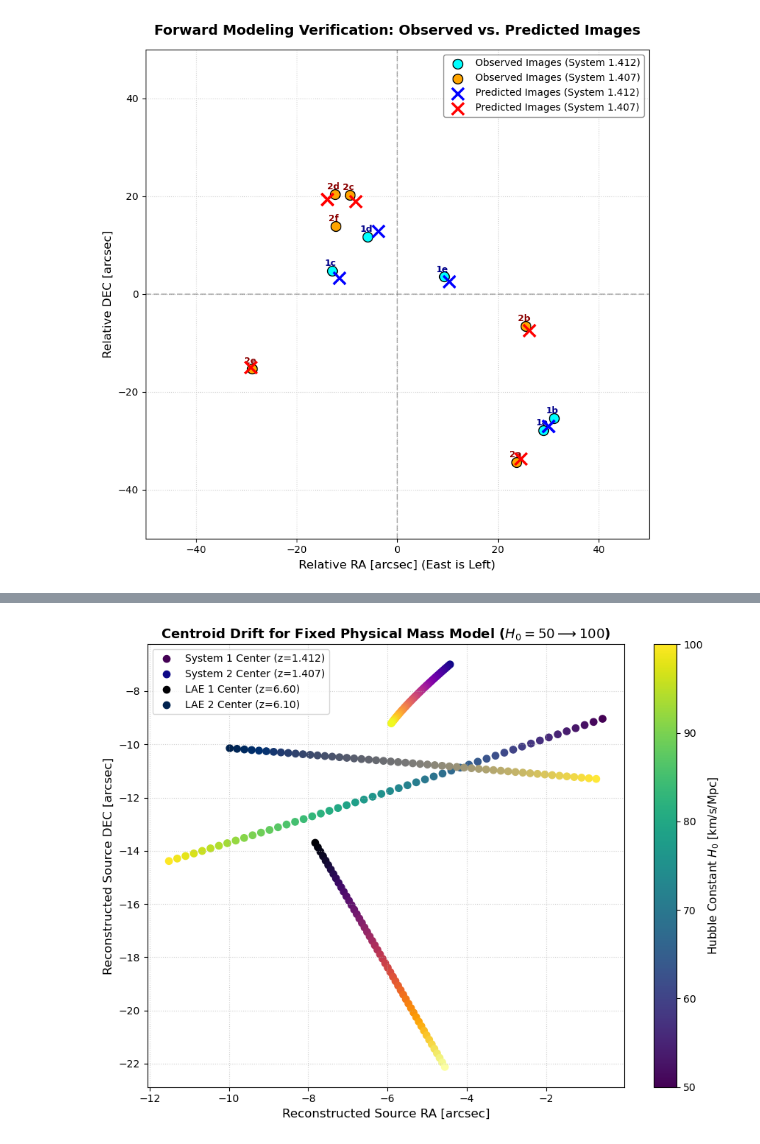
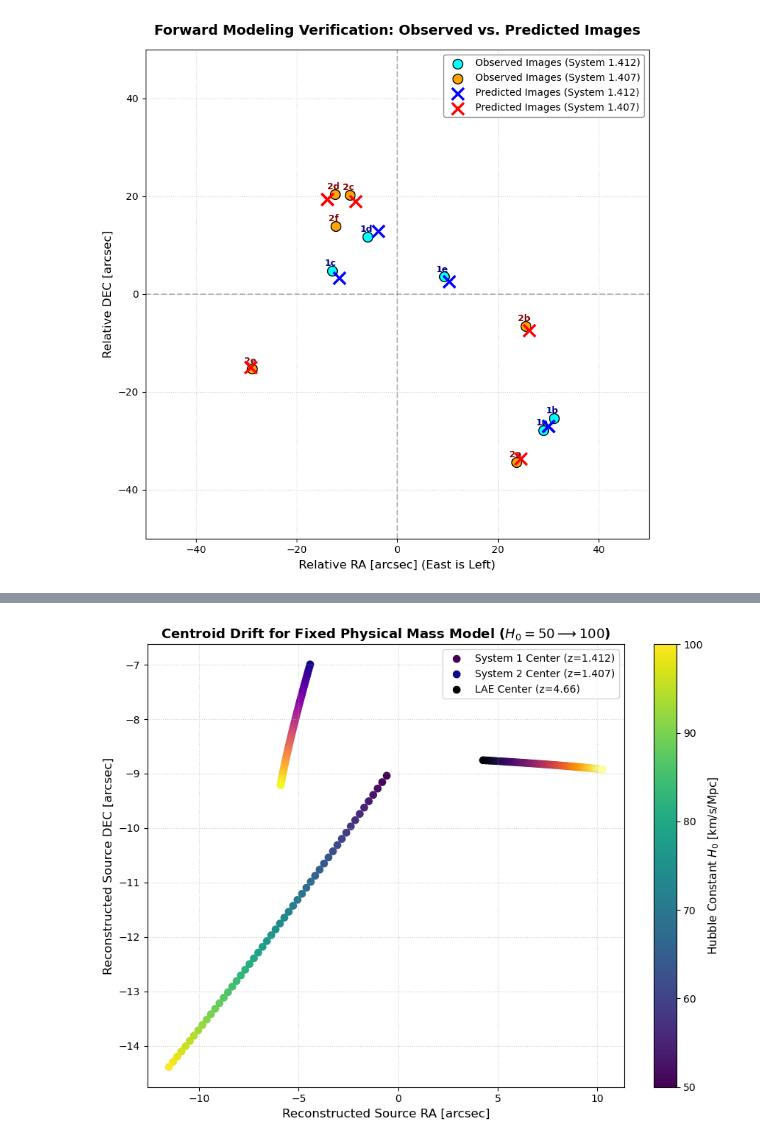
Before and after one commit to julz-tea-scl/Final-Year-Project, a Jupyter notebook: Lenstronomy Code Pipeline.ipynb, the cells around one changed output, grey strips where cells are left out. Drawn from its saved outputs; the diff is of its cells as text; code cells hidden in the pictures.

```diff
--- a/Lenstronomy Code Pipeline.ipynb
+++ b/Lenstronomy Code Pipeline.ipynb
@@ -584,6 +579,6 @@ Minimum Total Source Plane Variance:   306.62291 arcsec²
 # %%
 # ---------------------------------------------------------------------------
-# 5. DIAGNOSTIC VISUALIZATION 1: 2x3 SUBPLOT GRID (H0 = 50, 60, 70, 80, 90, 100)
+# 5. DIAGNOSTIC GRAPH 1: 2x3 SUBPLOT GRID (H0 = 50, 60, 70, 80, 90, 100)
 # ---------------------------------------------------------------------------
 h0_samples = [50, 60, 70, 80, 90, 100]
 
@@ -595,15 +590,13 @@ for idx, h0_val in enumerate(h0_samples):
     trial_cosmo = FlatLambdaCDM(H0=h0_val, Om0=0.3, Ob0=0.05)
     kwargs_lens_scaled = get_scaled_kwargs_lens(res_opt.x, h0_val, h0_fiducial=70.0)
 
-    lm_s1  = LensModel(lens_model_list=lens_model_list, lens_redshift_list=lens_redshift_list, multi_plane=True, z_source=1.412,  cosmo=trial_cosmo)
-    lm_s2  = LensModel(lens_model_list=lens_model_list, lens_redshift_list=lens_redshift_list, multi_plane=True, z_source=1.407,  cosmo=trial_cosmo)
-    lm_lae1 = LensModel(lens_model_list=lens_model_list, lens_redshift_list=lens_redshift_list, multi_plane=True, z_source=z_lae1, cosmo=trial_cosmo)
-    lm_lae2 = LensModel(lens_model_list=lens_model_list, lens_redshift_list=lens_redshift_list, multi_plane=True, z_source=z_lae2, cosmo=trial_cosmo)
+    lm_s1   = LensModel(lens_model_list=lens_model_list, lens_redshift_list=lens_redshift_list, multi_plane=True, z_source=1.412,   cosmo=trial_cosmo)
+    lm_s2   = LensModel(lens_model_list=lens_model_list, lens_redshift_list=lens_redshift_list, multi_plane=True, z_source=1.407,   cosmo=trial_cosmo)
+    lm_lae46 = LensModel(lens_model_list=lens_model_list, lens_redshift_list=lens_redshift_list, multi_plane=True, z_source=z_lae46, cosmo=trial_cosmo)
 
-    s1_ra, s1_dec   = lm_s1.ray_shooting(x_img1, y_img1, kwargs_lens_scaled)
-    s2_ra, s2_dec   = lm_s2.ray_shooting(x_img2, y_img2, kwargs_lens_scaled)
-    lae1_ra, lae1_dec = lm_lae1.ray_shooting(x_lae1, y_lae1, kwargs_lens_scaled)
-    lae2_ra, lae2_dec = lm_lae2.ray_shooting(x_lae2, y_lae2, kwargs_lens_scaled)
+    s1_ra, s1_dec  = lm_s1.ray_shooting(x_img1, y_img1, kwargs_lens_scaled)
+    s2_ra, s2_dec  = lm_s2.ray_shooting(x_img2, y_img2, kwargs_lens_scaled)
+    lae_ra, lae_dec = lm_lae46.ray_shooting(x_lae46, y_lae46, kwargs_lens_scaled)
 
     # Plot System 1
     ax.scatter(s1_ra, s1_dec, color='royalblue', marker='o', s=45, alpha=0.7, label='System 1 (z=1.412)')
@@ -613,13 +606,9 @@ for idx, h0_val in enumerate(h0_samples):
     ax.scatter(s2_ra, s2_dec, color='forestgreen', marker='s', s=45, alpha=0.7, label='System 2 (z=1.407)')
     ax.scatter(np.mean(s2_ra), np.mean(s2_dec), color='darkgreen', marker='X', s=120, edgecolor='white', label='Sys 2 Mean')
 
-    # Plot LAE System 1
-    ax.scatter(lae1_ra, lae1_dec, color='crimson', marker='^', s=55, alpha=0.7, label=f'LAE 1 (z={z_lae1:.2f})')
-    ax.scatter(np.mean(lae1_ra), np.mean(lae1_dec), color='darkred', marker='X', s=120, edgecolor='white', label='LAE 1 Mean')
-
-    # Plot LAE System 2
-    ax.scatter(lae2_ra, lae2_dec, color='darkorange', marker='d', s=55, alpha=0.7, label=f'LAE 2 (z={z_lae2:.2f})')
-    ax.scatter(np.mean(lae2_ra), np.mean(lae2_dec), color='saddlebrown', marker='X', s=120, edgecolor='white', label='LAE 2 Mean')
+    # Plot LAE z~4.663 System
+    ax.scatter(lae_ra, lae_dec, color='crimson', marker='^', s=60, alpha=0.7, label=f'LAE (z={z_lae46:.2f})')
+    ax.scatter(np.mean(lae_ra), np.mean(lae_dec), color='darkred', marker='X', s=120, edgecolor='white', label='LAE Mean')
 
     ax.set_title(f'$H_0 = {h0_val}$ km/s/Mpc', fontsize=11, fontweight='bold')
     ax.grid(True, linestyle=':', alpha=0.6)
@@ -629,48 +618,43 @@ for idx, h0_val in enumerate(h0_samples):
     if idx >= 3:
         ax.set_xlabel('Source Plane RA [arcsec]', fontsize=11)
     if idx == 0:
-        ax.legend(loc='best', fontsize=7.5)
+        ax.legend(loc='best', fontsize=8)
 
-plt.suptitle('Back-Projected Source Positions Across $H_0$ (Fixed Physical Mass)', fontsize=14, fontweight='bold', y=0.98)
+plt.suptitle('Back-Projected Source Positions across $H_0$ (z~4.6 LAE System, Fixed Mass)', fontsize=14, fontweight='bold', y=0.98)
 plt.tight_layout()
 plt.savefig('source_positions_grid_h0_fixed_mass.png', dpi=300)
 plt.show()
 
 # ---------------------------------------------------------------------------
-# 6. DIAGNOSTIC VISUALIZATION 2: CENTROID DRIFT TRAJECTORY MAP (H0 = 50 TO 100)
+# 6. DIAGNOSTIC GRAPH 2: CENTROID DRIFT TRAJECTORY MAP (H0 = 50 TO 100)
 # ---------------------------------------------------------------------------
 h0_range = np.arange(50, 101, 1)
-m_s1, m_s2, m_lae1, m_lae2 = [], [], [], []
+m_s1, m_s2, m_lae = [], [], []
 
 for h0_val in h0_range:
     trial_cosmo = FlatLambdaCDM(H0=h0_val, Om0=0.3, Ob0=0.05)
     kwargs_lens_scaled = get_scaled_kwargs_lens(res_opt.x, h0_val, h0_fiducial=70.0)
 
-    lm_s1   = LensModel(lens_model_list=lens_model_list, lens_redshift_list=lens_redshift_list, multi_plane=True, z_source=1.412,  cosmo=trial_cosmo)
-    lm_s2   = LensModel(lens_model_list=lens_model_list, lens_redshift_list=lens_redshift_list, multi_plane=True, z_source=1.407,  cosmo=trial_cosmo)
-    lm_lae1 = LensModel(lens_model_list=lens_model_list, lens_redshift_list=lens_redshift_list, multi_plane=True, z_source=z_lae1, cosmo=trial_cosmo)
-    lm_lae2 = LensModel(lens_model_list=lens_model_list, lens_redshift_list=lens_redshift_list, multi_plane=True, z_source=z_lae2, cosmo=trial_cosmo)
+    lm_s1   = LensModel(lens_model_list=lens_model_list, lens_redshift_list=lens_redshift_list, multi_plane=True, z_source=1.412,   cosmo=trial_cosmo)
+    lm_s2   = LensModel(lens_model_list=lens_model_list, lens_redshift_list=lens_redshift_list, multi_plane=True, z_source=1.407,   cosmo=trial_cosmo)
+    lm_lae46 = LensModel(lens_model_list=lens_model_list, lens_redshift_list=lens_redshift_list, multi_plane=True, z_source=z_lae46, cosmo=trial_cosmo)
 
-    s1_ra, s1_dec   = lm_s1.ray_shooting(x_img1, y_img1, kwargs_lens_scaled)
-    s2_ra, s2_dec   = lm_s2.ray_shooting(x_img2, y_img2, kwargs_lens_scaled)
-    lae1_ra, lae1_dec = lm_lae1.ray_shooting(x_lae1, y_lae1, kwargs_lens_scaled)
-    lae2_ra, lae2_dec = lm_lae2.ray_shooting(x_lae2, y_lae2, kwargs_lens_scaled)
+    s1_ra, s1_dec  = lm_s1.ray_shooting(x_img1, y_img1, kwargs_lens_scaled)
+    s2_ra, s2_dec  = lm_s2.ray_shooting(x_img2, y_img2, kwargs_lens_scaled)
+    lae_ra, lae_dec = lm_lae46.ray_shooting(x_lae46, y_lae46, kwargs_lens_scaled)
 
     m_s1.append([np.mean(s1_ra), np.mean(s1_dec)])
     m_s2.append([np.mean(s2_ra), np.mean(s2_dec)])
-    m_lae1.append([np.mean(lae1_ra), np.mean(lae1_dec)])
-    m_lae2.append([np.mean(lae2_ra), np.mean(lae2_dec)])
+    m_lae.append([np.mean(lae_ra), np.mean(lae_dec)])
 
-m_s1_arr   = np.array(m_s1)
-m_s2_arr   = np.array(m_s2)
-m_lae1_arr = np.array(m_lae1)
-m_lae2_arr = np.array(m_lae2)
+m_s1_arr  = np.array(m_s1)
+m_s2_arr  = np.array(m_s2)
+m_lae_arr = np.array(m_lae)
 
 plt.figure(figsize=(9, 7))
-sc1 = plt.scatter(m_s1_arr[:, 0],   m_s1_arr[:, 1],   c=h0_range, cmap='viridis', label='System 1 Center (z=1.412)', s=45)
-sc2 = plt.scatter(m_s2_arr[:, 0],   m_s2_arr[:, 1],   c=h0_range, cmap='plasma',  label='System 2 Center (z=1.407)', s=45)
-sc3 = plt.scatter(m_lae1_arr[:, 0], m_lae1_arr[:, 1], c=h0_range, cmap='inferno', label=f'LAE 1 Center (z={z_lae1:.2f})', s=45)
-sc4 = plt.scatter(m_lae2_arr[:, 0], m_lae2_arr[:, 1], c=h0_range, cmap='cividis', label=f'LAE 2 Center (z={z_lae2:.2f})', s=45)
+sc1 = plt.scatter(m_s1_arr[:, 0],  m_s1_arr[:, 1],  c=h0_range, cmap='viridis', label='System 1 Center (z=1.412)', s=45)
+sc2 = plt.scatter(m_s2_arr[:, 0],  m_s2_arr[:, 1],  c=h0_range, cmap='plasma',  label='System 2 Center (z=1.407)', s=45)
+sc3 = plt.scatter(m_lae_arr[:, 0], m_lae_arr[:, 1], c=h0_range, cmap='inferno', label=f'LAE Center (z={z_lae46:.2f})', s=45)
 
 cbar = plt.colorbar(sc1)
 cbar.set_label('Hubble Constant $H_0$ [km/s/Mpc]', fontsize=11)
@@ -684,7 +668,7 @@ plt.savefig('source_center_drift_vs_h0_fixed_mass.png', dpi=300)
 plt.show()
 
 # ---------------------------------------------------------------------------
-# 7. DIAGNOSTIC VISUALIZATION 3: EXPORT 51 INDIVIDUAL PLOTS
+# 7. DIAGNOSTIC GRAPH 3: EXPORT 51 INDIVIDUAL PLOTS (H0 = 50 TO 100)
 # ---------------------------------------------------------------------------
 output_dir = "h0_fixed_mass_source_plots"
 os.makedirs(output_dir, exist_ok=True)
@@ -693,15 +677,13 @@ for h0_val in h0_range:
     trial_cosmo = FlatLambdaCDM(H0=h0_val, Om0=0.3, Ob0=0.05)
     kwargs_lens_scaled = get_scaled_kwargs_lens(res_opt.x, h0_val, h0_fiducial=70.0)
 
-    lm_s1   = LensModel(lens_model_list=lens_model_list, lens_redshift_list=lens_redshift_list, multi_plane=True, z_source=1.412,  cosmo=trial_cosmo)
-    lm_s2   = LensModel(lens_model_list=lens_model_list, lens_redshift_list=lens_redshift_list, multi_plane=True, z_source=1.407,  cosmo=trial_cosmo)
-    lm_lae1 = LensModel(lens_model_list=lens_model_list, lens_redshift_list=lens_redshift_list, multi_plane=True, z_source=z_lae1, cosmo=trial_cosmo)
-    lm_lae2 = LensModel(lens_model_list=lens_model_list, lens_redshift_list=lens_redshift_list, multi_plane=True, z_source=z_lae2, cosmo=trial_cosmo)
+    lm_s1   = LensModel(lens_model_list=lens_model_list, lens_redshift_list=lens_redshift_list, multi_plane=True, z_source=1.412,   cosmo=trial_cosmo)
+    lm_s2   = LensModel(lens_model_list=lens_model_list, lens_redshift_list=lens_redshift_list, multi_plane=True, z_source=1.407,   cosmo=trial_cosmo)
+    lm_lae46 = LensModel(lens_model_list=lens_model_list, lens_redshift_list=lens_redshift_list, multi_plane=True, z_source=z_lae46, cosmo=trial_cosmo)
 
-    s1_ra, s1_dec   = lm_s1.ray_shooting(x_img1, y_img1, kwargs_lens_scaled)
-    s2_ra, s2_dec   = lm_s2.ray_shooting(x_img2, y_img2, kwargs_lens_scaled)
-    lae1_ra, lae1_dec = lm_lae1.ray_shooting(x_lae1, y_lae1, kwargs_lens_scaled)
-    lae2_ra, lae2_dec = lm_lae2.ray_shooting(x_lae2, y_lae2, kwargs_lens_scaled)
+    s1_ra, s1_dec  = lm_s1.ray_shooting(x_img1, y_img1, kwargs_lens_scaled)
+    s2_ra, s2_dec  = lm_s2.ray_shooting(x_img2, y_img2, kwargs_lens_scaled)
+    lae_ra, lae_dec = lm_lae46.ray_shooting(x_lae46, y_lae46, kwargs_lens_scaled)
 
     plt.figure(figsize=(7, 6))
     plt.scatter(s1_ra, s1_dec, color='royalblue', s=40, label='System 1 (z=1.412)')
@@ -710,11 +692,8 @@ for h0_val in h0_range:
     plt.scatter(s2_ra, s2_dec, color='forestgreen', s=40, label='System 2 (z=1.407)')
     plt.scatter(np.mean(s2_ra), np.mean(s2_dec), color='darkgreen', marker='X', s=120, label='Sys 2 Mean')
 
-    plt.scatter(lae1_ra, lae1_dec, color='crimson', s=50, label=f'LAE 1 (z={z_lae1:.2f})')
-    plt.scatter(np.mean(lae1_ra), np.mean(lae1_dec), color='darkred', marker='X', s=120, label='LAE 1 Mean')
-
-    plt.scatter(lae2_ra, lae2_dec, color='darkorange', s=50, label=f'LAE 2 (z={z_lae2:.2f})')
-    plt.scatter(np.mean(lae2_ra), np.mean(lae2_dec), color='saddlebrown', marker='X', s=120, label='LAE 2 Mean')
+    plt.scatter(lae_ra, lae_dec, color='crimson', s=50, label=f'LAE (z={z_lae46:.2f})')
+    plt.scatter(np.mean(lae_ra), np.mean(lae_dec), color='darkred', marker='X', s=120, label='LAE Mean')
 
     plt.xlabel('Source Plane RA [arcsec]', fontsize=11)
     plt.ylabel('Source Plane DEC [arcsec]', fontsize=11)
@@ -726,5 +705,5 @@ for h0_val in h0_range:
     plt.savefig(os.path.join(output_dir, f'source_pos_fixed_mass_H0_{h0_val}.png'), dpi=150)
     plt.close()
 
-print(f"Generated 51 updated individual plots in directory: '{output_dir}/'")
+print(f"Successfully generated 51 individual source plane plots in directory: '{output_dir}/'")
 # %% [output]
@@ -732 +711 @@ print(f"Generated 51 updated individual plots in directory: '{output_dir}/'")
-[figure, old version]
+[figure, new version]
```
Also changed, not shown: parts of 2 cells of this notebook, 56 other files.
